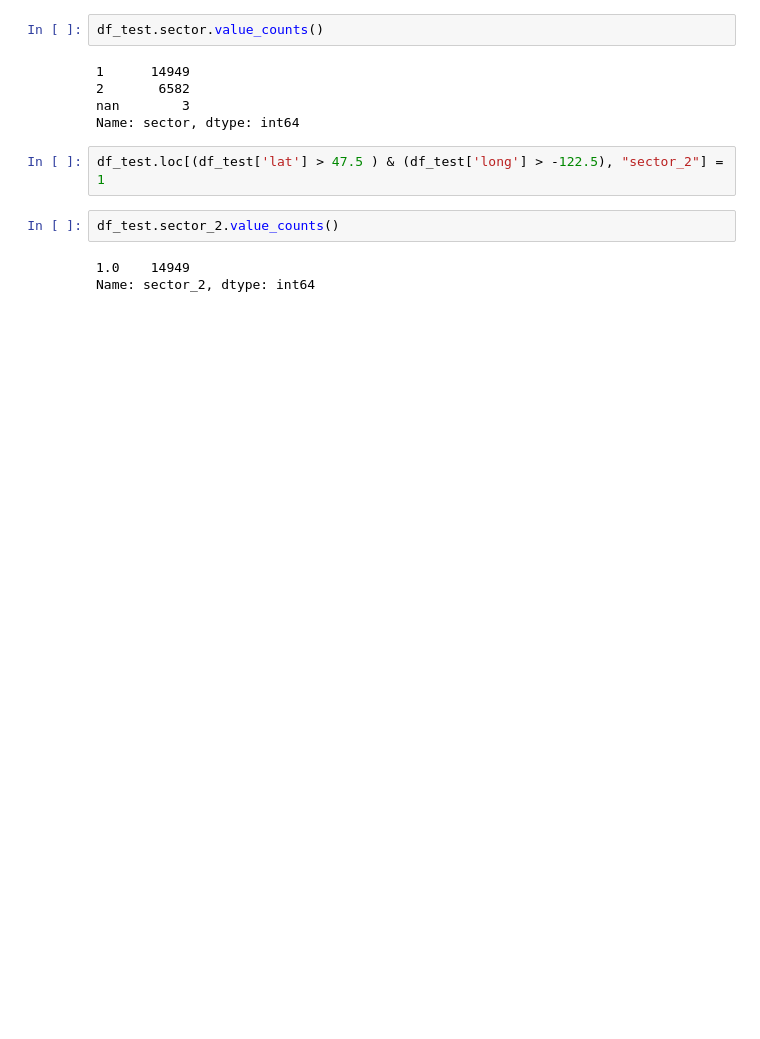
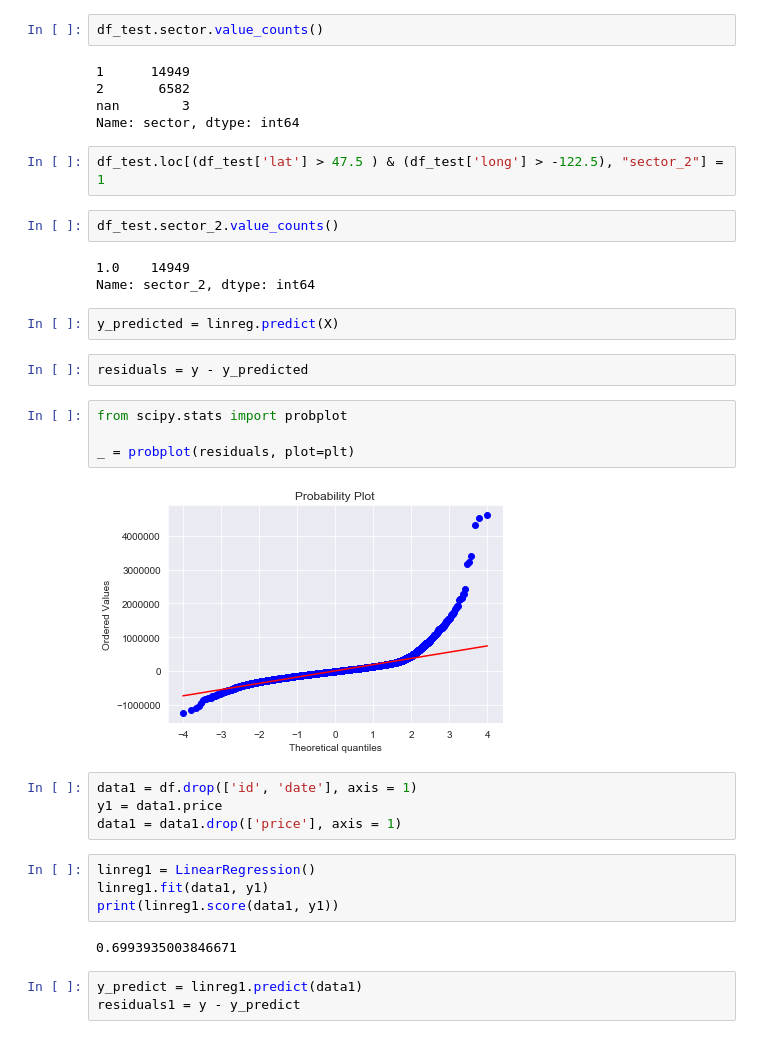
Before and after one commit to dodgy719/dsc-mod-2-project-v2-1-onl01-dtsc-ft-052620, a Jupyter notebook: transformations.ipynb, the cells around one changed output. Saved outputs shown, nothing was run; the diff lists cells and outputs as text; blank space fills up the shorter version.

```diff
--- a/transformations.ipynb
+++ b/transformations.ipynb
@@ -541,3 +539,26 @@ df_test.sector_2.value_counts()
 # %% [output]
 1.0    14949
 Name: sector_2, dtype: int64
+# %%
+y_predicted = linreg.predict(X)
+# %%
+residuals = y - y_predicted
+# %%
+from scipy.stats import probplot
+
+_ = probplot(residuals, plot=plt)
+# %% [output]
+[figure, added]
+# %%
+data1 = df.drop(['id', 'date'], axis = 1)
+y1 = data1.price
+data1 = data1.drop(['price'], axis = 1)
+# %%
+linreg1 = LinearRegression()
+linreg1.fit(data1, y1)
+print(linreg1.score(data1, y1))
+# %% [output]
+0.6993935003846671
+# %%
+y_predict = linreg1.predict(data1)
+residuals1 = y - y_predict
```
Also changed, not shown: parts of 13 cells of this notebook, 1 other file.
